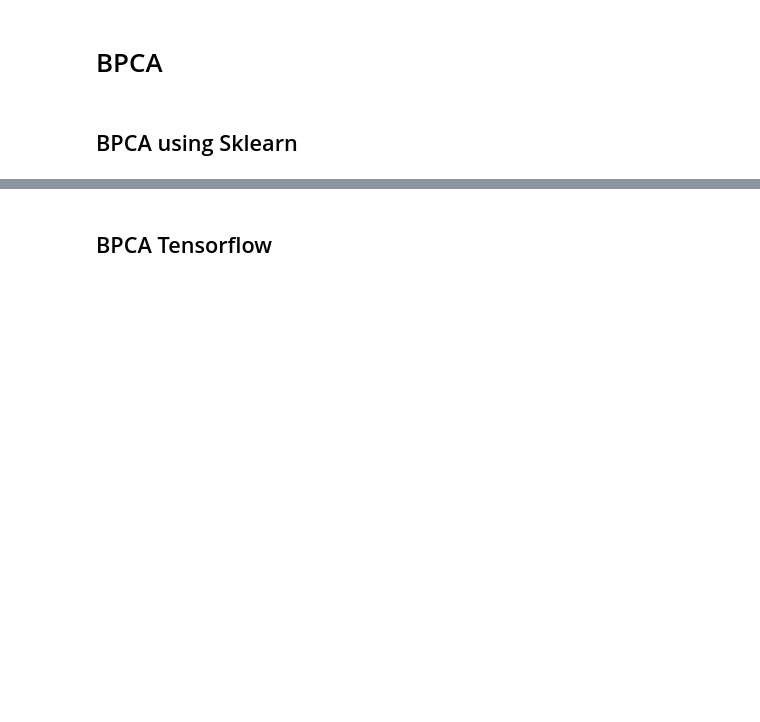
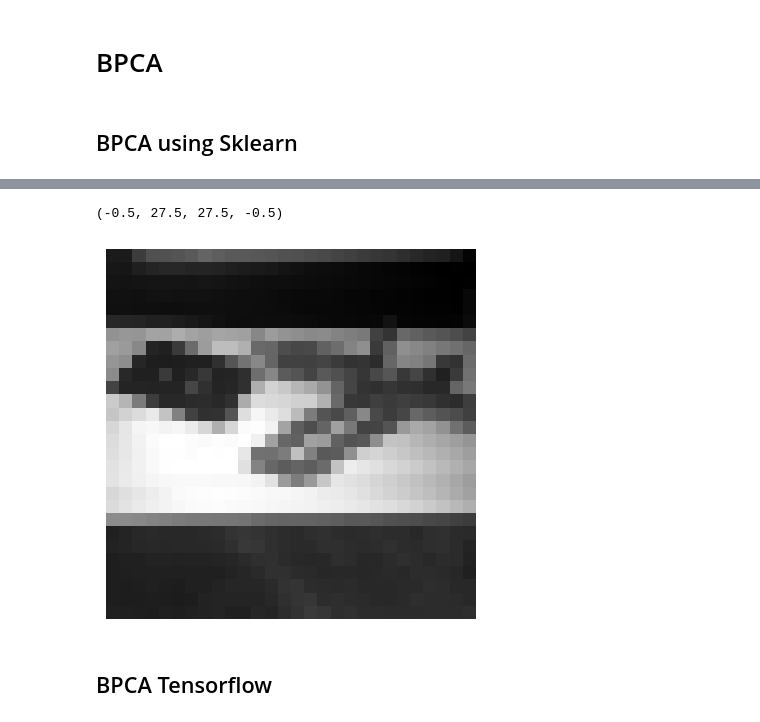
Before and after one commit to Lucs1590/vgg_bpca, a Jupyter notebook: notebooks/bpca_processing.ipynb, the cells around one changed output, grey strips where cells are left out. Saved outputs shown, nothing was run; the diff lists cells and outputs as text; code cells hidden in the pictures; blank space fills up the shorter version.

```diff
--- a/notebooks/bpca_processing.ipynb
+++ b/notebooks/bpca_processing.ipynb
@@ -241,3 +249,10 @@ plt.show()
+# %%
+# Plot the output of the last step
+plt.imshow(output_step_3, cmap="gray")
+plt.axis(False)
+# %% [output]
+(-0.5, 27.5, 27.5, -0.5)
+[figure, added]
 # %% [markdown]
 ## BPCA Tensorflow
 # %%
```
Also changed, not shown: parts of 10 cells of this notebook.
